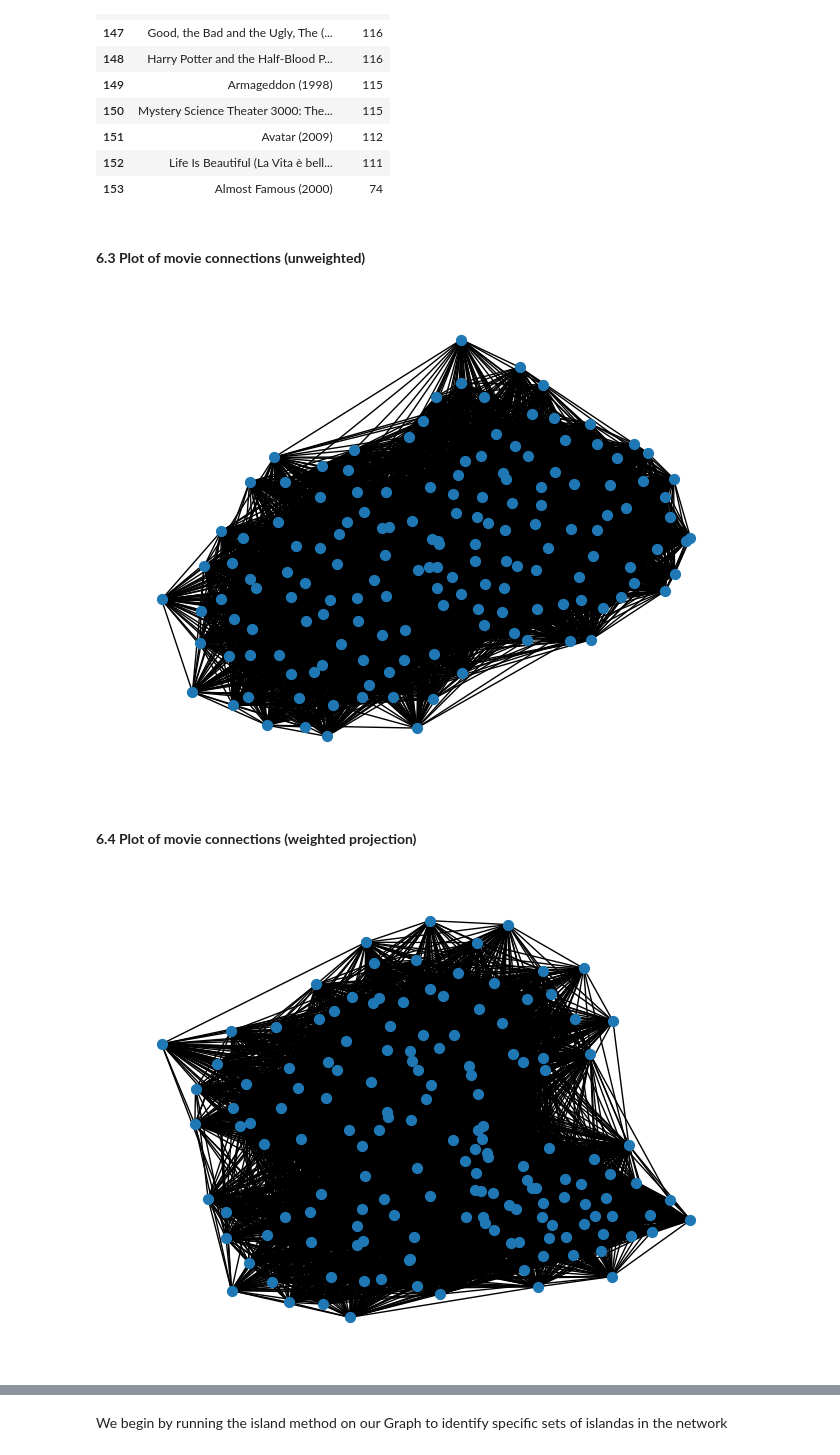
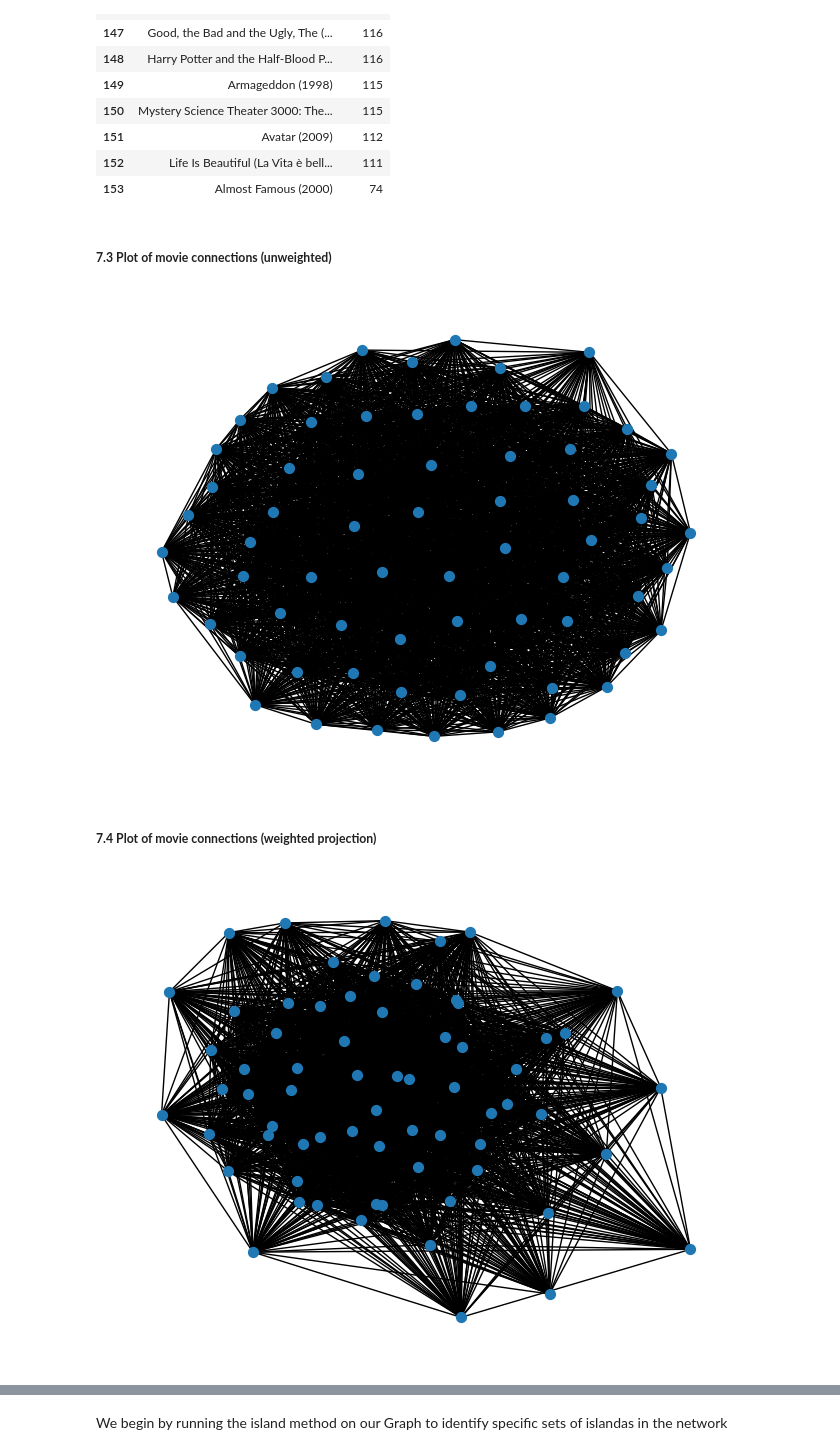
Before and after one commit to klmartin1998/spring2024-data620, a Jupyter notebook: projects/final_project/data620_final_project.ipynb, the cells around one changed output, grey strips where cells are left out. Saved outputs shown, nothing was run; the diff lists cells and outputs as text; code cells hidden in the pictures.

Commit message:
Updates to project code

```diff
--- a/projects/final_project/data620_final_project.ipynb
+++ b/projects/final_project/data620_final_project.ipynb
@@ -394,2 +284,0 @@ html = BeautifulSoup(data.text, 'html.parser')
-# %%
-table = html.select('div#contentwrapper')[0].select('div.row')[0].select('div.mw-body')[0].select('table.bptable blue')
@@ -988,13 +887,15 @@ for doc in document_text:
 
 
     for text in doc['text']:
-        clean_text = clean_string(text)
-        #split_text = clean_text.split(" ")
-        #tokens = tokens + split_text
-        clean_corpus.append(clean_text)
-    print(clean_corpus)
-    vectorizer = CountVectorizer(ngram_range=(1,2))
-    X = vectorizer.fit_transform(clean_corpus)
+        if text != "":
+            clean_text = clean_string(text)
+            #split_text = clean_text.split(" ")
+            #tokens = tokens + split_text
+            clean_corpus.append(clean_text)
+    #print(clean_corpus)
+    if len(clean_corpus) > 0:
+        vectorizer = CountVectorizer(ngram_range=(1,2))
+        X = vectorizer.fit_transform(clean_corpus)
 
     word_tokens = vectorizer.get_feature_names_out()
     word_count = np.sum(X.toarray(),axis=0)
@@ -1072,7 +962,7 @@ G = net.Graph()
 G.add_nodes_from(prop_names,bipartite=0)
 G.add_nodes_from(word_tokens,bipartite=1)
 # %%
-G.add_weighted_edges_from(biadjacency_matrix)
+G.add_weighted_edges_from(biadjacency_matrix,weight='weight')
 # %% [markdown]
 We check to see if the graph was setup correctly, by checking that it is a bipartite graph and that it is a connected graph
 # %%
@@ -1293,6 +1154,6 @@ temp_df.loc[temp_df['userId'] == 569]
 # %% [markdown]
 Next we are interested in looking at the projections of the bipartite network based on the movie titles.
 # %%
-T1 = bipartite.projected_graph(G,unique_titles)
-T2 = bipartite.weighted_projected_graph(G,unique_titles)
+P1 = bipartite.projected_graph(G,prop_names)
+P2 = bipartite.weighted_projected_graph(G,prop_names)
 # %%
@@ -1385,19 +1246,19 @@ bottom_10.sort_values(by='degree', ascending=False)
 | 152 | Life Is Beautiful (La Vita è bell... | 111 |
 | 153 | Almost Famous (2000) | 74 |
 # %% [markdown]
-#### **6.3 Plot of movie connections (unweighted)**
+##### **7.3 Plot of movie connections (unweighted)**
 # %%
-pos = net.spring_layout(T1, seed=648)  # Seed layout for reproducible node positions
-net.draw(T1,pos,node_size=50)
+pos = net.spring_layout(P1, seed=648)  # Seed layout for reproducible node positions
+net.draw(P1,pos,node_size=50)
 plt.show()
 # %% [output]
-[figure, old version]
+[figure, new version]
 # %% [markdown]
-#### **6.4 Plot of movie connections (weighted projection)**
+##### **7.4 Plot of movie connections (weighted projection)**
 # %%
-pos = net.spring_layout(T2, seed=648)  # Seed layout for reproducible node positions
-net.draw(T1,pos,node_size=50)
+pos = net.spring_layout(P2, seed=648)  # Seed layout for reproducible node positions
+net.draw(P2,pos,node_size=50)
 plt.show()
 # %% [output]
-[figure, old version]
+[figure, new version]
 # %% [markdown]
```
Also changed, not shown: parts of 155 cells of this notebook, 1 other file.
